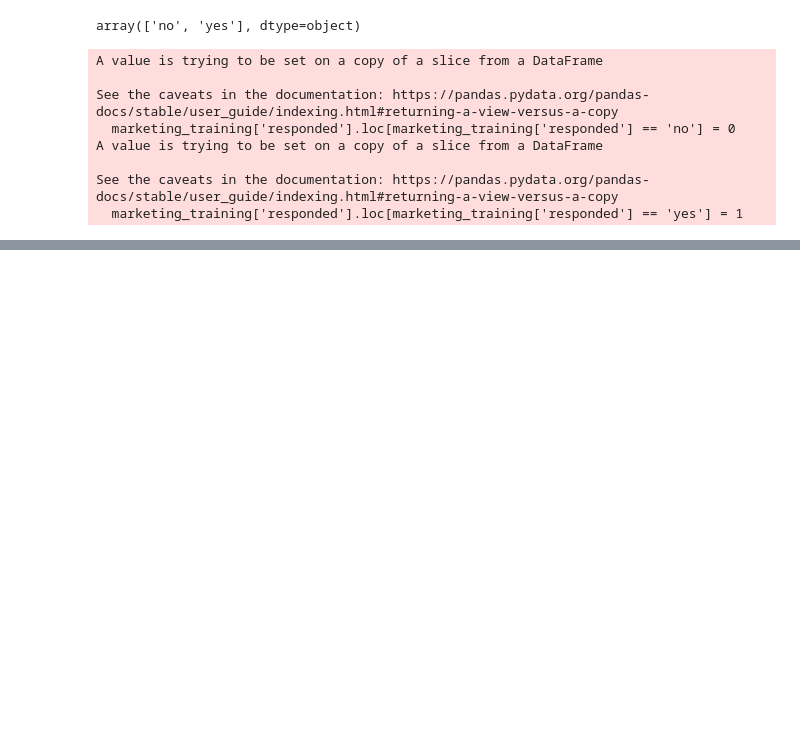
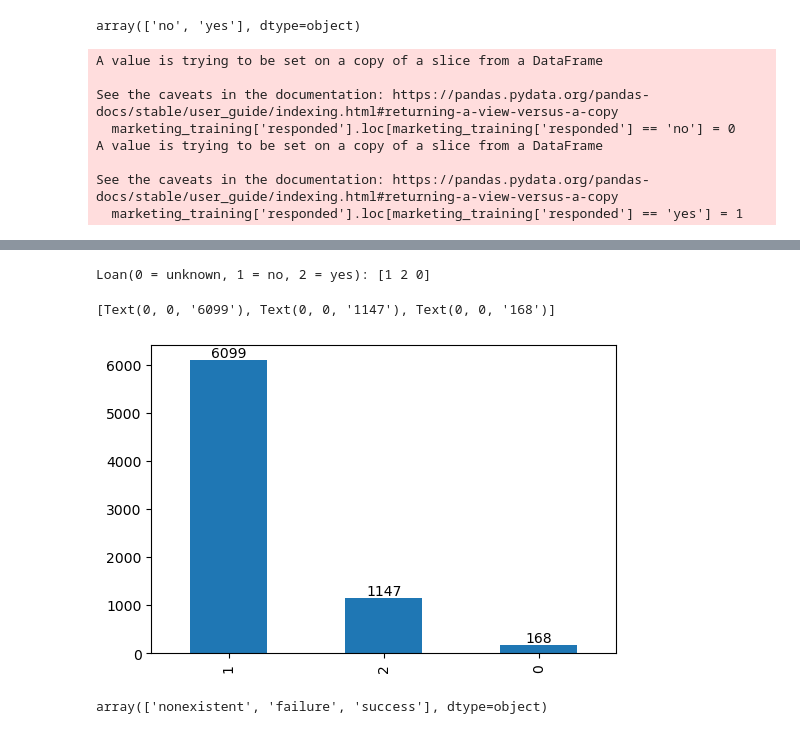
Before and after one commit to tugceturkkal/Data-Projects, a Jupyter notebook: Response to Marketing Campaign.ipynb, the cells around one changed output, grey strips where cells are left out. Drawn from its saved outputs; the diff is of its cells as text; code cells hidden in the pictures; blank space fills up the shorter version.

```diff
--- a/Response to Marketing Campaign.ipynb
+++ b/Response to Marketing Campaign.ipynb
@@ -179,0 +227,5 @@ dtype: int64
+# %%
+marketing_training['loan'].loc[marketing_training['loan'] == 'unknown'] = 0
+marketing_training['loan'].loc[marketing_training['loan'] == 'no'] = 1
+marketing_training['loan'].loc[marketing_training['loan'] == 'yes'] = 2
+marketing_training['loan'] = marketing_training['loan'].astype('int64')
@@ -179,0 +245,14 @@ dtype: int64
+# %%
+print(f'Loan(0 = unknown, 1 = no, 2 = yes): {marketing_training.loan.unique()}')
+
+# Visualize the distribution of each category
+ax = marketing_training['loan'].value_counts().plot(kind='bar', figsize=(6,4))
+ax.bar_label(ax.containers[0])
+# %% [output]
+Loan(0 = unknown, 1 = no, 2 = yes): [1 2 0]
+[Text(0, 0, '6099'), Text(0, 0, '1147'), Text(0, 0, '168')]
+[figure, added]
+# %%
+marketing_training['poutcome'].unique()
+# %% [output]
+array(['nonexistent', 'failure', 'success'], dtype=object)
```
Also changed, not shown: parts of 16 cells of this notebook.
